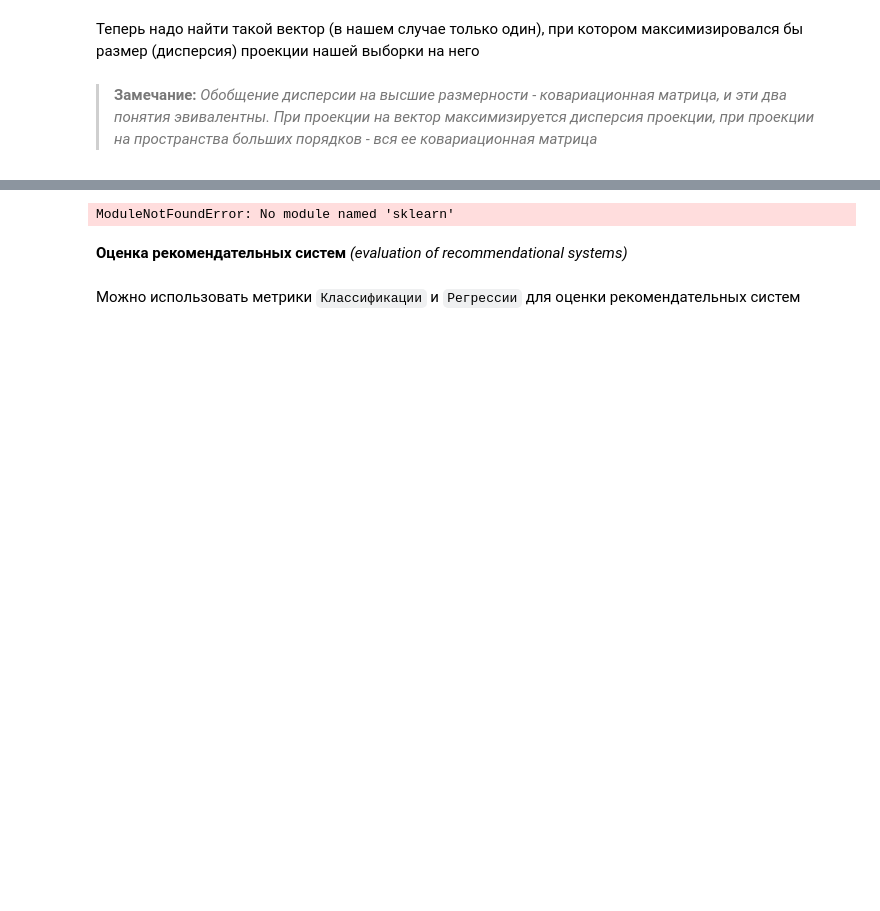
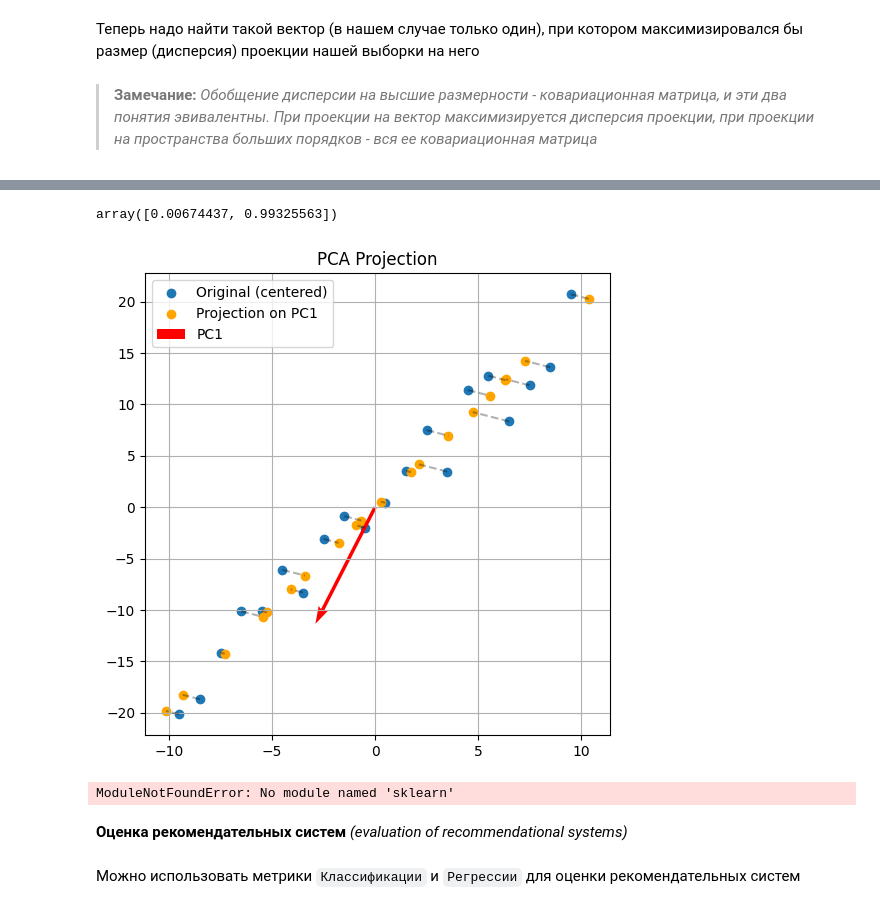
Before and after one commit to Rainfue/RecSys, a Jupyter notebook: note1.ipynb, the cells around one changed output, grey strips where cells are left out. Saved outputs shown, nothing was run; the diff lists cells and outputs as text; code cells hidden in the pictures; blank space fills up the shorter version.

```diff
--- a/note1.ipynb
+++ b/note1.ipynb
@@ -932,3 +1067,11 @@ v @ cov_mat @ v
+# %%
+pca.explained_eigenvalues()
+# %% [output]
+array([0.00674437, 0.99325563])
+# %%
+pca.visualize_projection()
+# %% [output]
+[figure, added]
 # %%
 model.visualize_predicts()
 # %% [output]
```
Also changed, not shown: parts of 50 cells of this notebook, 2 other files.
